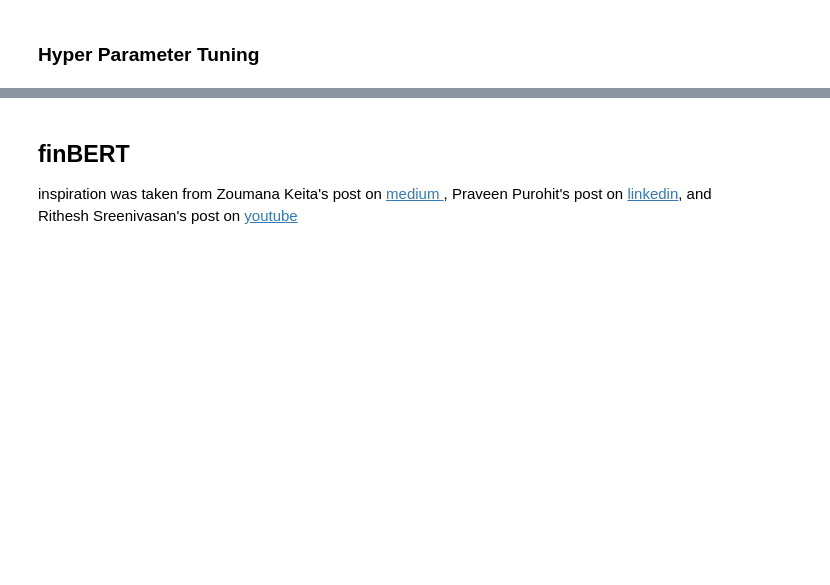
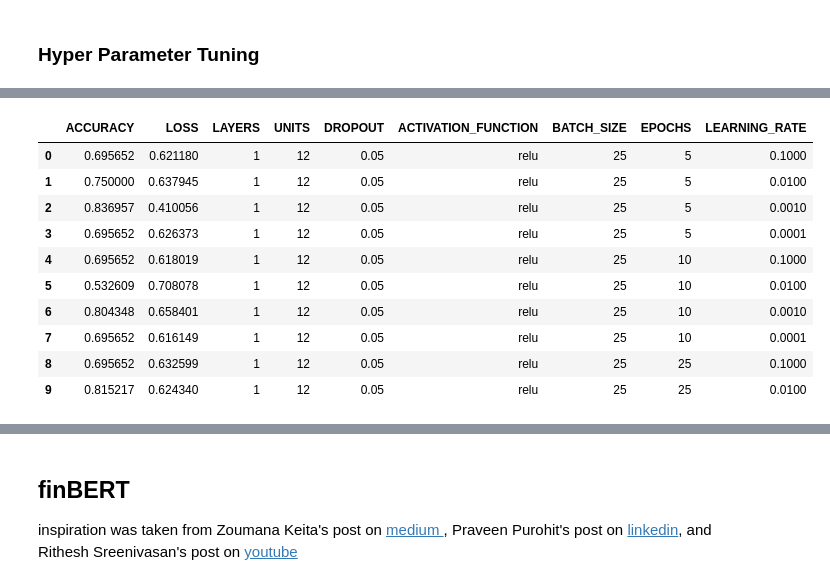
Before and after one commit to arnodunstatter/COSC4337-project, a Jupyter notebook: Financial_Sentiment_Analysis_Project.ipynb, the cells around one changed output, grey strips where cells are left out. Cells and saved outputs as stored; diff of their text form; code cells hidden in the pictures; blank space fills up the shorter version.

```diff
--- a/Financial_Sentiment_Analysis_Project.ipynb
+++ b/Financial_Sentiment_Analysis_Project.ipynb
@@ -1043,13 +1071,9 @@ for L in LAYERS:
                     for E in EPOCHS:
                         for LR in LEARNING_RATES:
                             toc=time.clock()
-                            model = create_model(vocab_size, num_layers=L, num_units=U, spatial_dropout_rate=D)
-                            val_acc, val_loss = evaluate(model, X_train, y_train, batch_size=B, epochs=E, learning_rate=LR, add_visualizaton=False)
-                            allModelsMetricsAndParams.append([val_acc,val_loss,L,U,D,AF,B,E])
+                            model = create_model(vocab_size, num_layers=L, num_units=U, dropout_rate=D, activation_function=AF)
+                            val_acc, val_loss = evaluate(model, X_train, y_train, batch_size=B, epochs=E, learning_rate=LR, add_visualization=False)
+                            allModelsMetricsAndParams.append([val_acc,val_loss,L,U,D,AF,B,E,LR])
                             tic = time.clock()
                             print(f"Model {i}: {tic-toc}")
                             i+=1
-            print("finished 1 AF loop")
-
-bestAccuracyFirst = sorted(allModelsMetricsAndParams, key=lambda x: x[0], reverse=True) #highest accuracy first
-bestLossFirst = sorted(allModelsMetricsAndParams, key=lambda x:x[1], reverse=False) #low loss first
@@ -1055,0 +1098,18 @@ bestLossFirst = sorted(allModelsMetricsAndParams, key=lambda x:x[1], reverse=Fal
+# %%
+# Save model info to a csv, since the above code block took (1st time: 897 min, 2nd time: 953 min) to completely run (15-16 hours)
+df_models_info = pd.DataFrame(allModelsMetricsAndParams, columns = ["ACCURACY","LOSS","LAYERS","UNITS","DROPOUT","ACTIVATION_FUNCTION","BATCH_SIZE","EPOCHS","LEARNING_RATE"])
+compression_opts = dict(method='zip', archive_name='models_info.csv')
+df_models_info.to_csv('models_info_with_AF.zip', index=False, compression=compression_opts)
+df_models_info.head(10)
+# %% [output]
+|  | ACCURACY | LOSS | LAYERS | UNITS | DROPOUT | ACTIVATION_FUNCTION | BATCH_SIZE | EPOCHS | LEARNING_RATE |
+| 0 | 0.695652 | 0.621180 | 1 | 12 | 0.05 | relu | 25 | 5 | 0.1000 |
+| 1 | 0.750000 | 0.637945 | 1 | 12 | 0.05 | relu | 25 | 5 | 0.0100 |
+| 2 | 0.836957 | 0.410056 | 1 | 12 | 0.05 | relu | 25 | 5 | 0.0010 |
+| 3 | 0.695652 | 0.626373 | 1 | 12 | 0.05 | relu | 25 | 5 | 0.0001 |
+| 4 | 0.695652 | 0.618019 | 1 | 12 | 0.05 | relu | 25 | 10 | 0.1000 |
+| 5 | 0.532609 | 0.708078 | 1 | 12 | 0.05 | relu | 25 | 10 | 0.0100 |
+| 6 | 0.804348 | 0.658401 | 1 | 12 | 0.05 | relu | 25 | 10 | 0.0010 |
+| 7 | 0.695652 | 0.616149 | 1 | 12 | 0.05 | relu | 25 | 10 | 0.0001 |
+| 8 | 0.695652 | 0.632599 | 1 | 12 | 0.05 | relu | 25 | 25 | 0.1000 |
+| 9 | 0.815217 | 0.624340 | 1 | 12 | 0.05 | relu | 25 | 25 | 0.0100 |
```
Also changed, not shown: parts of 24 cells of this notebook, 2 other files.
